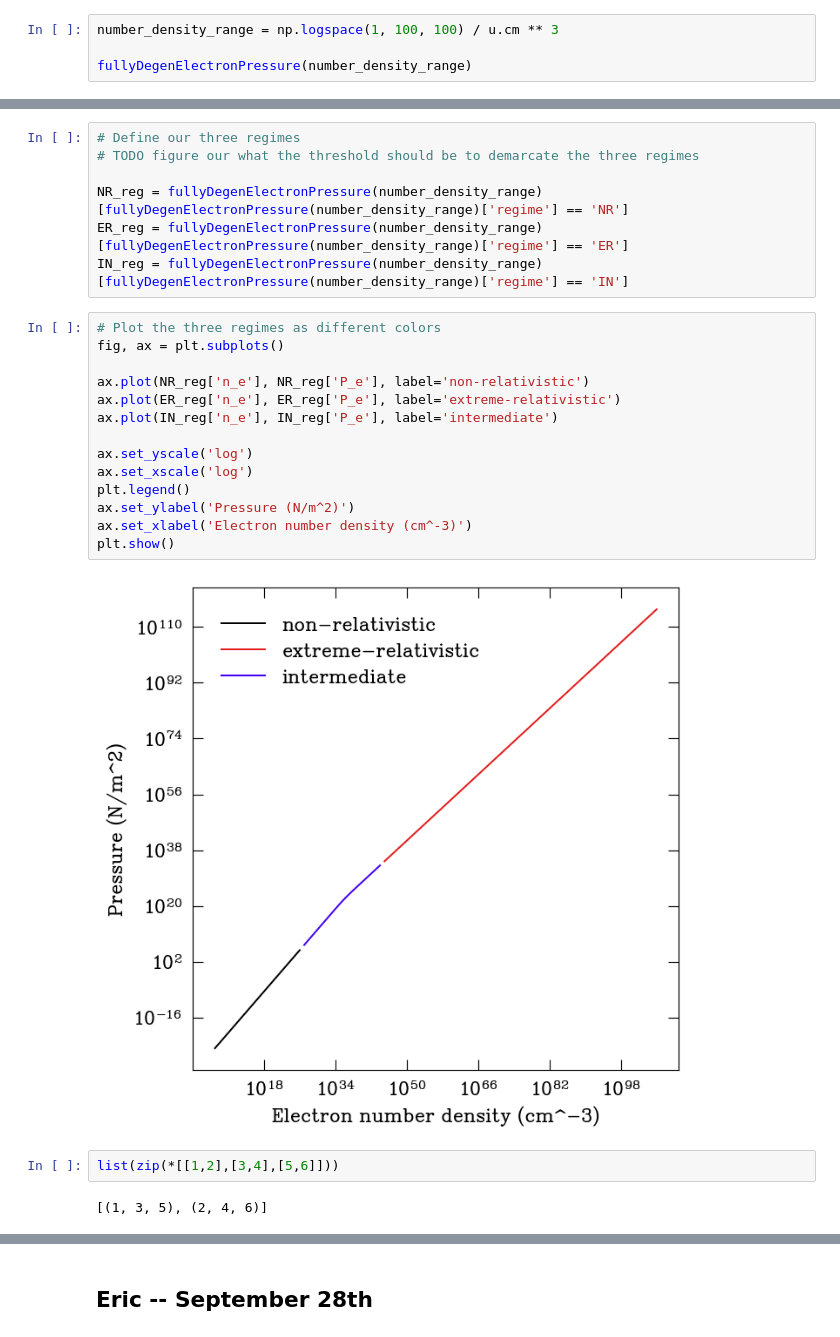
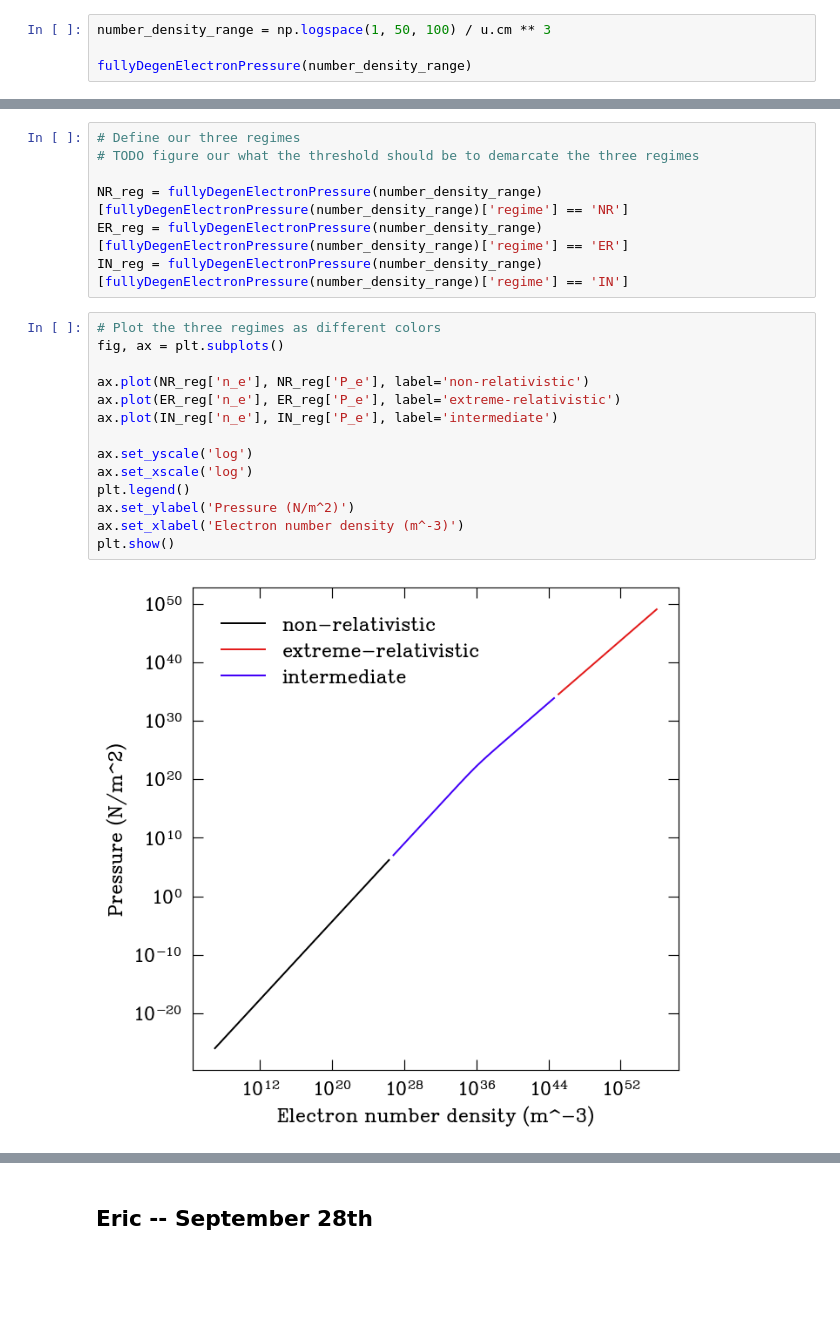
Before and after one commit to EricMullerAU/Stars-Project, a Jupyter notebook: Jason_crap/rel_start.ipynb, the cells around one changed output, grey strips where cells are left out. Cells and saved outputs as stored; diff of their text form; blank space fills up the shorter version.

Commit message:
Refactored the Electron Pressure functions Added Polytrope PDF to repo Plotted the three regime functions and diff

```diff
--- a/Jason_crap/rel_start.ipynb
+++ b/Jason_crap/rel_start.ipynb
@@ -203,7 +259,7 @@ QTable length=1
 | float64 | float64 | bytes2 |
 | 9.999999999999999e+205 | 1.1349512461656704e+249 | ER |
 # %%
-number_density_range = np.logspace(1, 100, 100) / u.cm ** 3
+number_density_range = np.logspace(1, 50, 100) / u.cm ** 3
 
 fullyDegenElectronPressure(number_density_range)
 # %% [output]
@@ -237,20 +293,16 @@ IN_reg = fullyDegenElectronPressure(number_density_range)[fullyDegenElectronPres
 # %%
 # Plot the three regimes as different colors
 fig, ax = plt.subplots()
 
 ax.plot(NR_reg['n_e'], NR_reg['P_e'], label='non-relativistic')
 ax.plot(ER_reg['n_e'], ER_reg['P_e'], label='extreme-relativistic')
 ax.plot(IN_reg['n_e'], IN_reg['P_e'], label='intermediate')
 
 ax.set_yscale('log')
 ax.set_xscale('log')
 plt.legend()
 ax.set_ylabel('Pressure (N/m^2)')
-ax.set_xlabel('Electron number density (cm^-3)')
+ax.set_xlabel('Electron number density (m^-3)')
 plt.show()
 # %% [output]
-[figure, old version]
+[figure, new version]
-# %%
-list(zip(*[[1,2],[3,4],[5,6]]))
-# %% [output]
-[(1, 3, 5), (2, 4, 6)]
```
Also changed, not shown: parts of 6 cells of this notebook, 1 other file.
